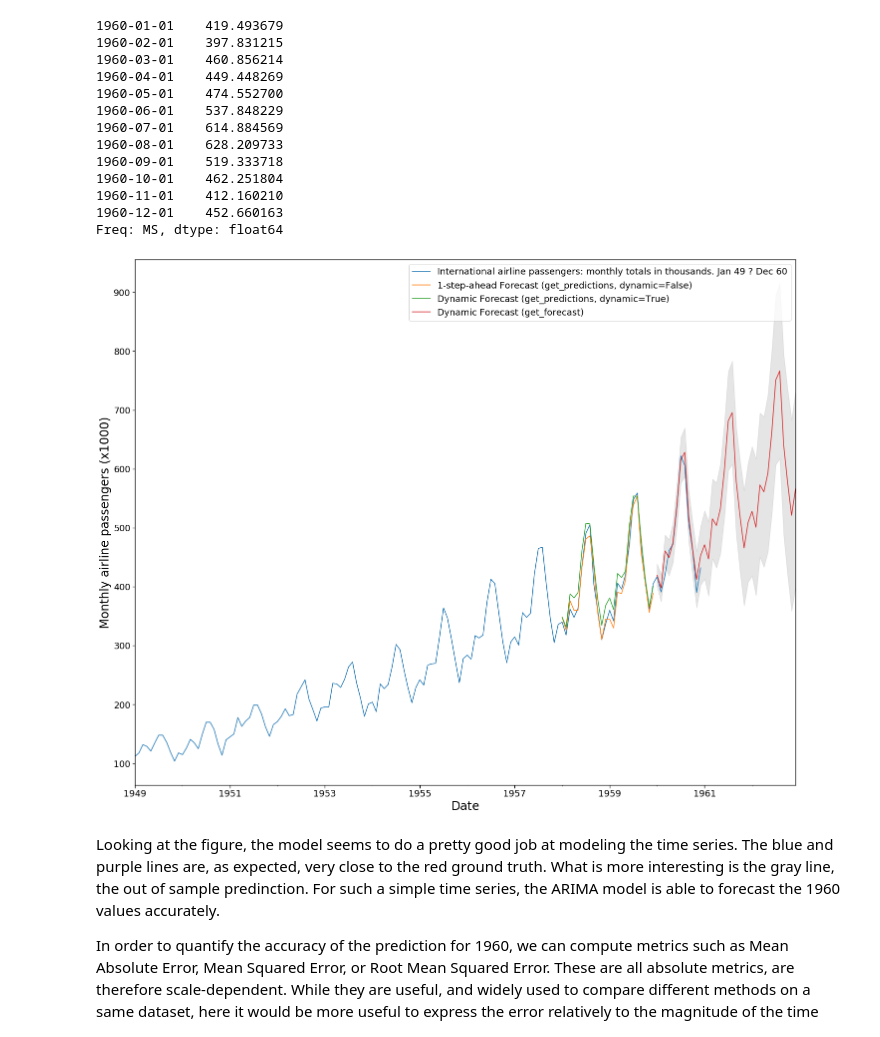
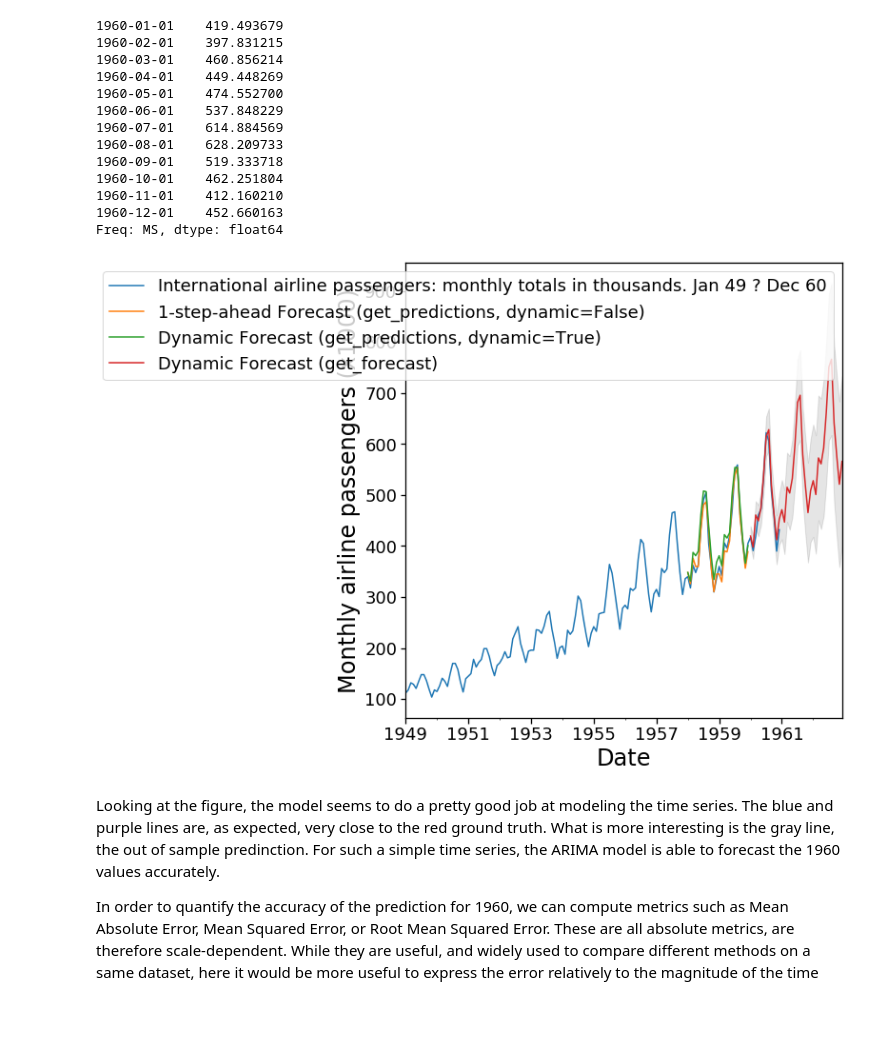
Before and after one commit to edwardjansen/Avocado, a Jupyter notebook: ARIMA_airline_example.ipynb, the cells around one changed output. Drawn from its saved outputs; the diff is of its cells as text; code cells hidden in the pictures; blank space fills up the shorter version.

```diff
--- a/ARIMA_airline_example.ipynb
+++ b/ARIMA_airline_example.ipynb
@@ -207,17 +224,17 @@ print(pred2.predicted_mean['1960-01-01':'1960-12-01'])
 1960-12-01    452.660163
 Freq: MS, dtype: float64
 # %%
-ax = df.plot(figsize=(20, 16))
+ax = df.plot(figsize=(10, 8))
 pred0.predicted_mean.plot(ax=ax, label='1-step-ahead Forecast (get_predictions, dynamic=False)')
 pred1.predicted_mean.plot(ax=ax, label='Dynamic Forecast (get_predictions, dynamic=True)')
 pred2.predicted_mean.plot(ax=ax, label='Dynamic Forecast (get_forecast)')
 ax.fill_between(pred2_ci.index, pred2_ci.iloc[:, 0], pred2_ci.iloc[:, 1], color='k', alpha=.1)
 plt.ylabel('Monthly airline passengers (x1000)')
 plt.xlabel('Date')
 plt.legend()
 plt.show()
 # %% [output]
-[figure, old version]
+[figure, new version]
 # %% [markdown]
 Looking at the figure, the model seems to do a pretty good job at modeling the time series. The blue and purple lines are, as expected, very close to the red ground truth. What is more interesting is the gray line, the out of sample predinction. For such a simple time series, the ARIMA model is able to forecast the 1960 values accurately.
 
```
Also changed, not shown: parts of 2 cells of this notebook, 1 other file.
